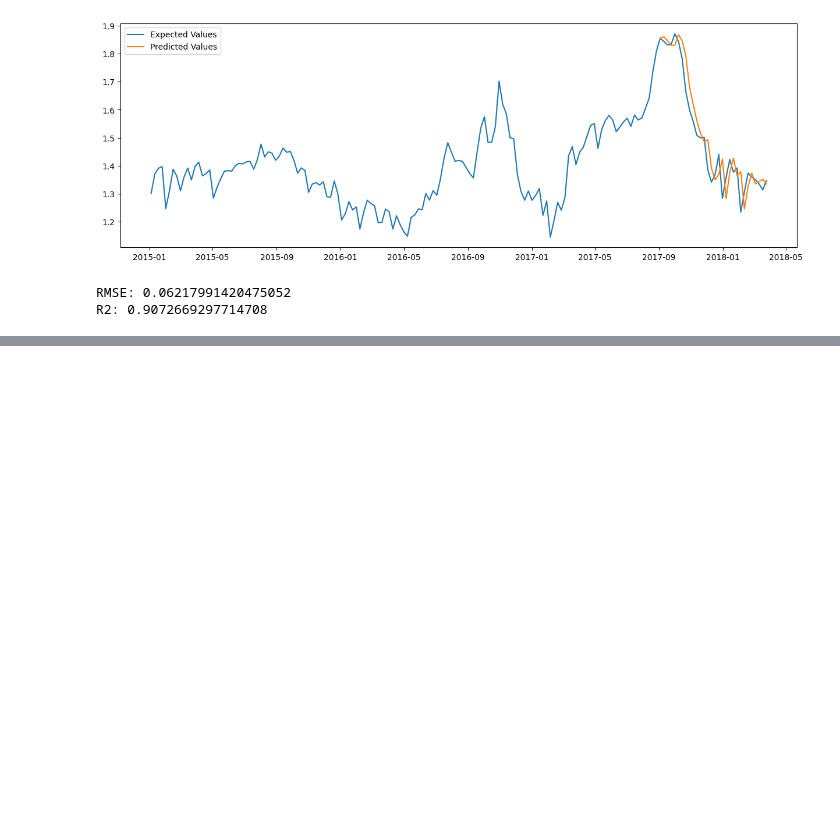
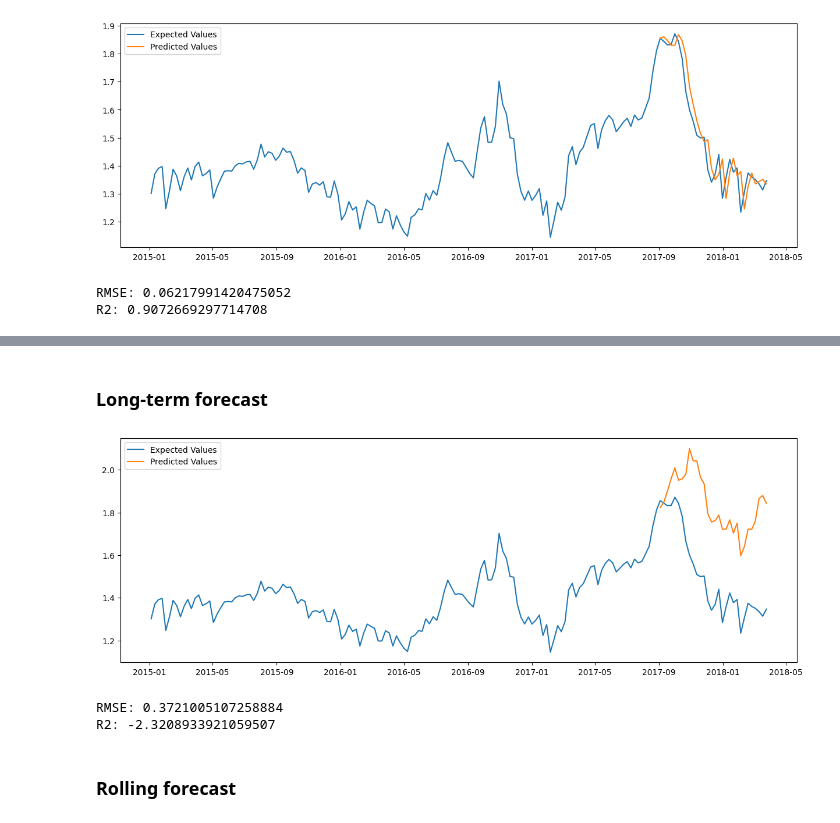
Before and after one commit to PNU-team-projects/avocado-price-forecasting, a Jupyter notebook: notebooks/notebook.ipynb, the cells around one changed output, grey strips where cells are left out. Saved outputs shown, nothing was run; the diff lists cells and outputs as text; code cells hidden in the pictures; blank space fills up the shorter version.

```diff
--- a/notebooks/notebook.ipynb
+++ b/notebooks/notebook.ipynb
@@ -265,0 +288,4 @@ R2: 0.9072669297714708
+# %%
+sarima = SARIMAX(train_data, order = (2,1,2), seasonal_order=(0, 1, 1, 52))
+sarima_fit = sarima.fit()
+print(sarima_fit.summary())
@@ -265,0 +310,12 @@ R2: 0.9072669297714708
+# %% [markdown]
+### **Long-term forecast**
+# %%
+predictions = sarima_fit.predict(start=test_start_date, end="2018-03-25")
+
+predictions_plot(predictions, test_data, df1)
+# %% [output]
+[figure, added]
+RMSE: 0.3721005107258884
+R2: -2.3208933921059507
+# %% [markdown]
+### **Rolling forecast**
```
Also changed, not shown: parts of 16 cells of this notebook, 2 other files.
